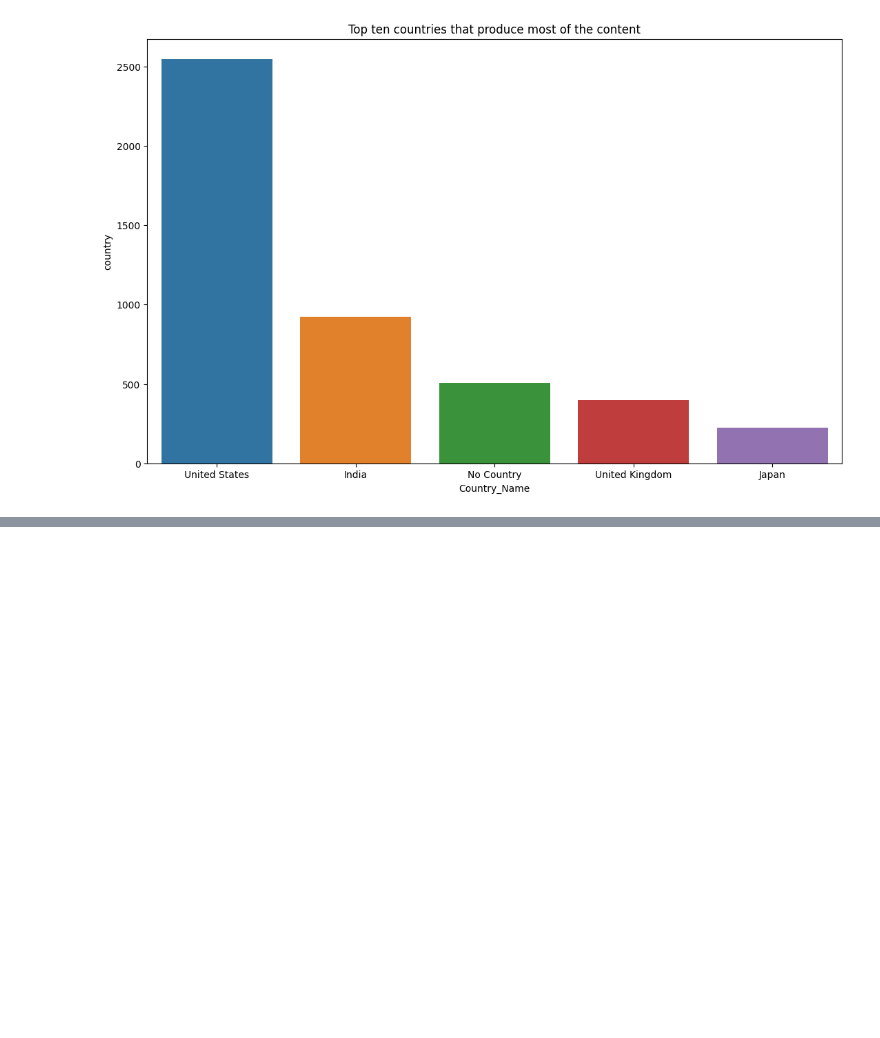
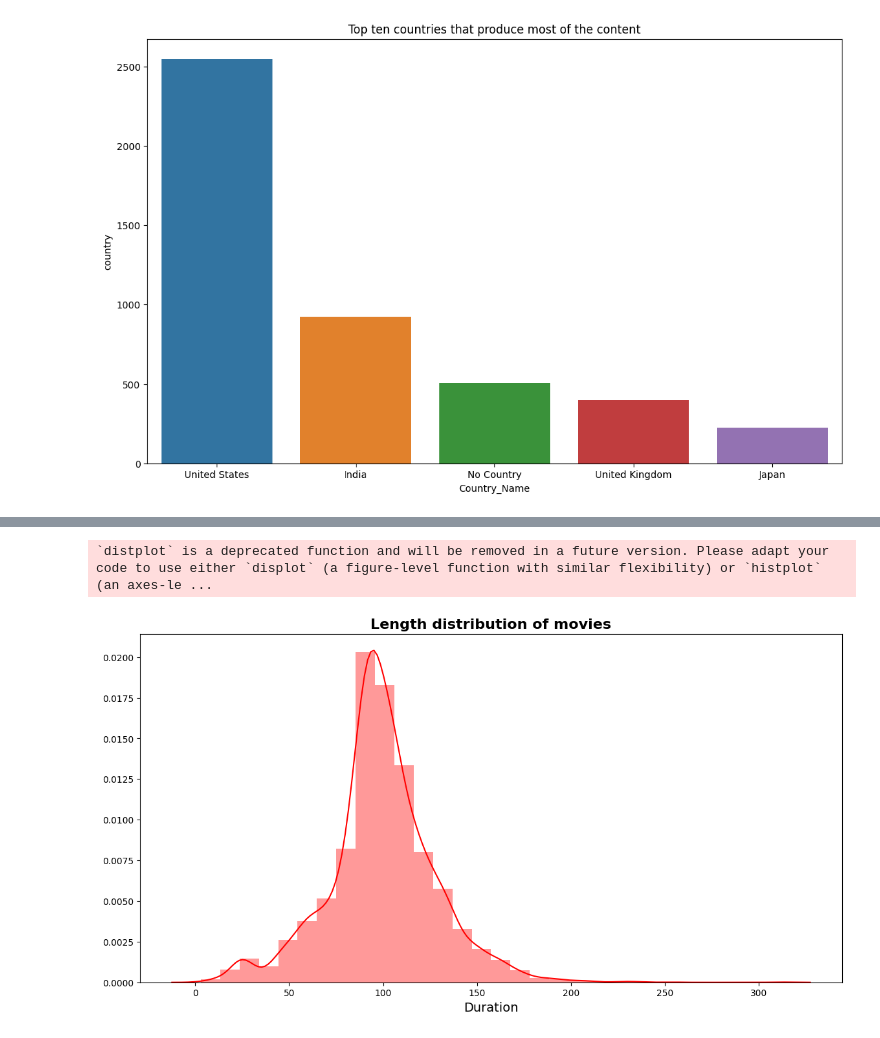
Before and after one commit to prati25/Project-Netflix-movies-and-TV-shows-clustering, a Jupyter notebook: Copy_of_NETFLIX_MOVIES_AND_TV_SHOWS_CLUSTERING.ipynb, the cells around one changed output, grey strips where cells are left out. Saved outputs shown, nothing was run; the diff lists cells and outputs as text; code cells hidden in the pictures; blank space fills up the shorter version.

```diff
--- a/Copy_of_NETFLIX_MOVIES_AND_TV_SHOWS_CLUSTERING.ipynb
+++ b/Copy_of_NETFLIX_MOVIES_AND_TV_SHOWS_CLUSTERING.ipynb
@@ -379,0 +470,6 @@ sns.barplot(x='Country_Name',y='country',data=country_PK.head())
+# %%
+NETFLIX_pk['country'].fillna('United States', inplace=True)
+NETFLIX_pk['country_single'] = NETFLIX_pk['country'].apply(lambda x: x.split(",")[0])
+country_order = NETFLIX_pk['country_single'].value_counts()[:10].index
+countryVScontent = NETFLIX_pk[['type', 'country_single']].groupby('country_single')['type'].value_counts().unstack().loc[country_order].reset_index()
+countryVScontent
@@ -379,0 +527,7 @@ sns.barplot(x='Country_Name',y='country',data=country_PK.head())
+# %%
+NETFLIX_pk['duration']=NETFLIX_pk['duration'].str.replace('Season','')
+NETFLIX_pk['duration']=NETFLIX_pk['duration'].str.replace('s','')
+NETFLIX_pk['duration']=NETFLIX_pk['duration'].str.replace('min','')
+
+NETFLIX_pk['duration']=NETFLIX_pk['duration'].astype(str).astype(int)
+NETFLIX_pk['duration']
@@ -379,0 +547,15 @@ sns.barplot(x='Country_Name',y='country',data=country_PK.head())
+# %%
+# Length distribution of movies :
+
+movie_PK = NETFLIX_pk[NETFLIX_pk['type']=='Movie']
+
+plt.figure(figsize=(14, 7))
+plt.style.use("default")
+sns.distplot(movie_PK['duration'], bins=30,color='red',kde_kws={"color":"Red"}).set(ylabel=None)
+
+plt.title('Length distribution of movies', fontsize=16,fontweight="bold")
+plt.xlabel('Duration', fontsize=14)
+plt.show()
+# %% [output]
+`distplot` is a deprecated function and will be removed in a future version. Please adapt your code to use either `displot` (a figure-level function with similar flexibility) or `histplot` (an axes-le ...
+[figure, added]
```
Also changed, not shown: parts of 24 cells of this notebook.
